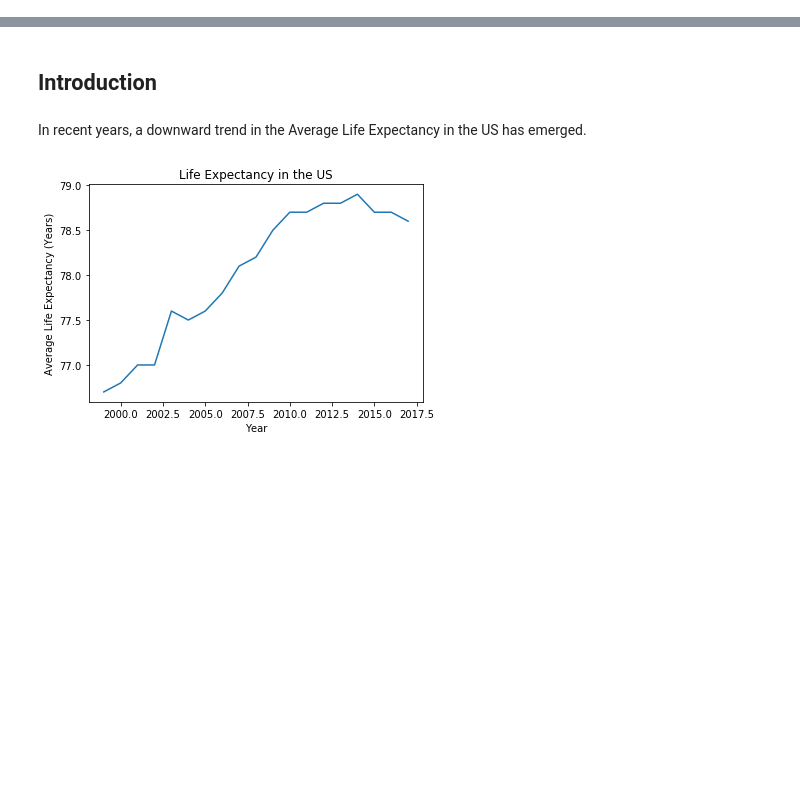
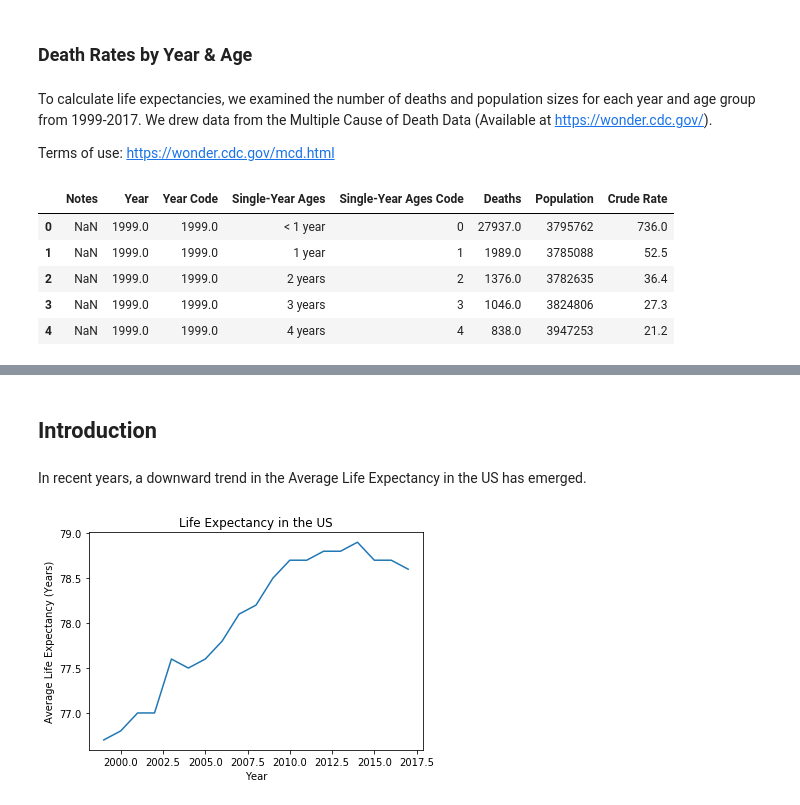
Before and after one commit to ASHSWAN1999/DataScienceProject2, a Jupyter notebook: project2 (copy).ipynb, the cells around one changed output, grey strips where cells are left out. Saved outputs shown, nothing was run; the diff lists cells and outputs as text; code cells hidden in the pictures; blank space fills up the shorter version.

```diff
--- a/project2 (copy).ipynb
+++ b/project2 (copy).ipynb
@@ -56,0 +45,25 @@ recent = everyone[everyone.Year > 1998][::-1].reset_index(drop=True)
+# %% [markdown]
+### Death Rates by Year & Age
+# %% [markdown]
+To calculate life expectancies, we examined the number of deaths and population sizes for each year and age group from 1999-2017. We drew data from the Multiple Cause of Death Data (Available at https://wonder.cdc.gov/).
+
+Terms of use: https://wonder.cdc.gov/mcd.html
+# %%
+# Load data
+sy_mort = pd.read_csv('Single Year Mortality Data, 1999-2017.txt', sep='\t')
+
+# Extract total deaths
+sy_mort_totals = sy_mort[(sy_mort.Notes == 'Total') & (sy_mort.Year.notna())].reset_index(drop=True)
+
+# Clean data to only include rows with valid years
+sy_mort = sy_mort[(sy_mort.Year.notna()) & (sy_mort['Single-Year Ages Code'] != 'NS') & (sy_mort.Notes.isna())]
+sy_mort.replace('Not Applicable',np.nan, inplace=True)
+
+sy_mort.head()
+# %% [output]
+|  | Notes | Year | Year Code | Single-Year Ages | Single-Year Ages Code | Deaths | Population | Crude Rate |
+| 0 | NaN | 1999.0 | 1999.0 | < 1 year | 0 | 27937.0 | 3795762 | 736.0 |
+| 1 | NaN | 1999.0 | 1999.0 | 1 year | 1 | 1989.0 | 3785088 | 52.5 |
+| 2 | NaN | 1999.0 | 1999.0 | 2 years | 2 | 1376.0 | 3782635 | 36.4 |
+| 3 | NaN | 1999.0 | 1999.0 | 3 years | 3 | 1046.0 | 3824806 | 27.3 |
+| 4 | NaN | 1999.0 | 1999.0 | 4 years | 4 | 838.0 | 3947253 | 21.2 |
```
Also changed, not shown: parts of 12 cells of this notebook.
